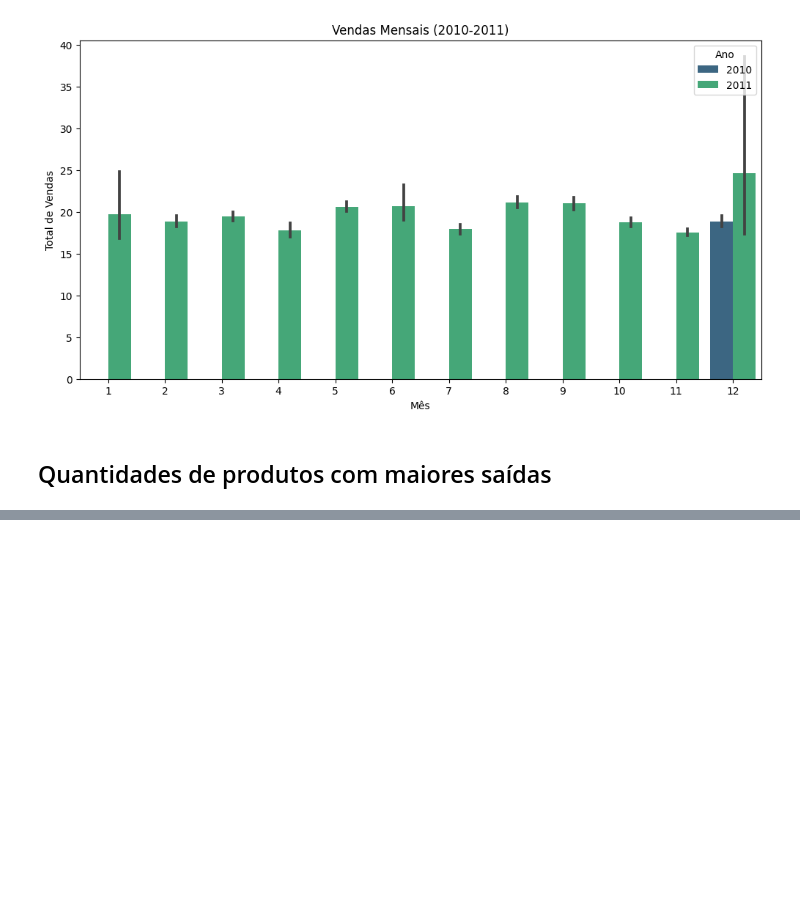
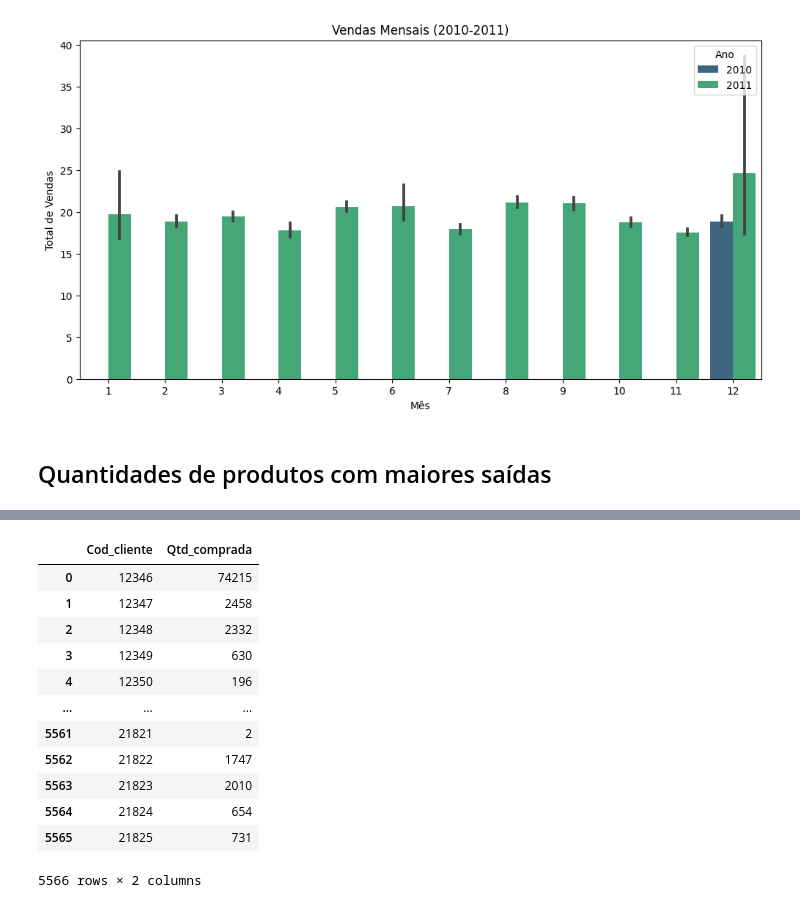
Before and after one commit to alyssonmontovanelli/segmentacao_Clientes_Ecomerce, a Jupyter notebook: EDA/02_EDA_Eng_Atributos_2.ipynb, the cells around one changed output, grey strips where cells are left out. Saved outputs shown, nothing was run; the diff lists cells and outputs as text; code cells hidden in the pictures; blank space fills up the shorter version.

```diff
--- a/EDA/02_EDA_Eng_Atributos_2.ipynb
+++ b/EDA/02_EDA_Eng_Atributos_2.ipynb
@@ -179,0 +214,19 @@ dados_clientes.head()
+# %%
+# Quantidade de produtos comprados por cliente
+
+total_quantidade = dados.groupby('Cod_cliente')['Quantidade'].sum().reset_index(name = 'Qtd_comprada')
+total_quantidade
+# %% [output]
+|  | Cod_cliente | Qtd_comprada |
+| 0 | 12346 | 74215 |
+| 1 | 12347 | 2458 |
+| 2 | 12348 | 2332 |
+| 3 | 12349 | 630 |
+| 4 | 12350 | 196 |
+| ... | ... | ... |
+| 5561 | 21821 | 2 |
+| 5562 | 21822 | 1747 |
+| 5563 | 21823 | 2010 |
+| 5564 | 21824 | 654 |
+| 5565 | 21825 | 731 |
+5566 rows × 2 columns
```
Also changed, not shown: parts of 32 cells of this notebook.
